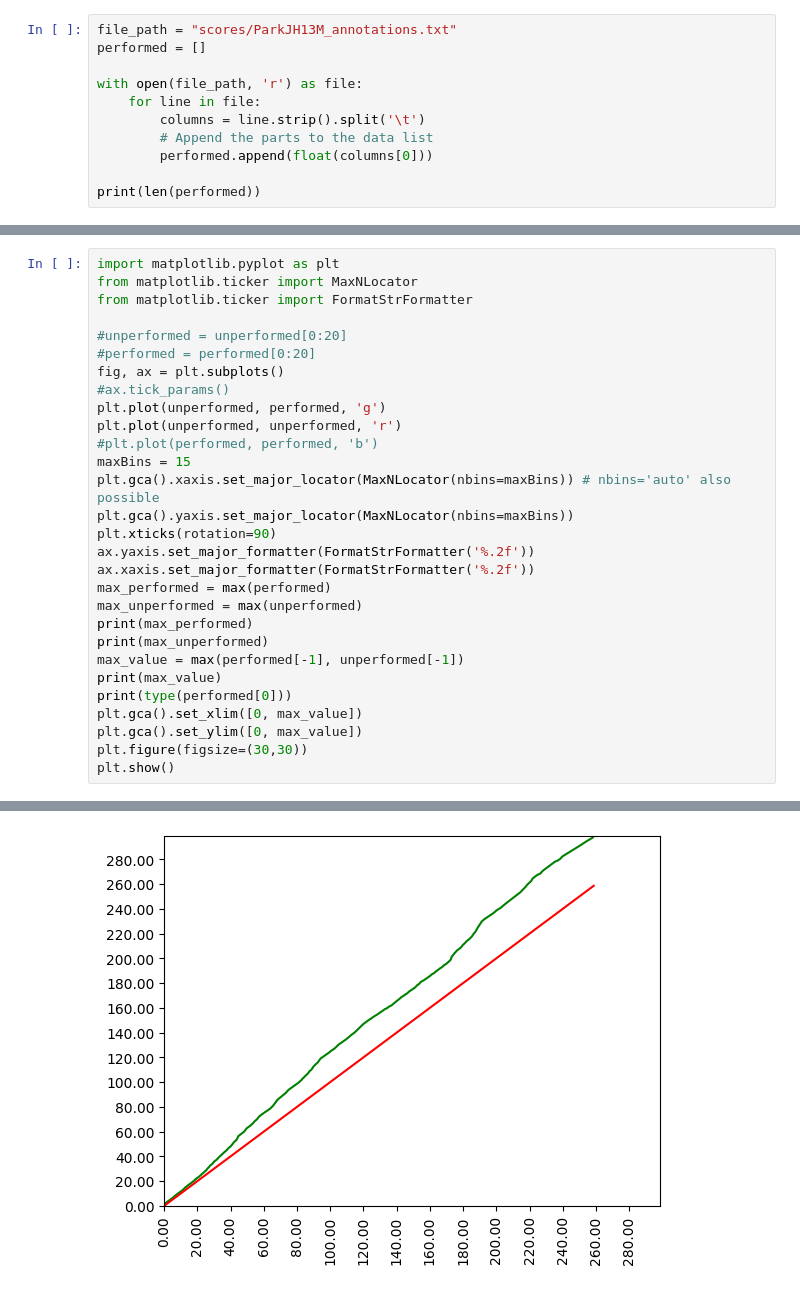
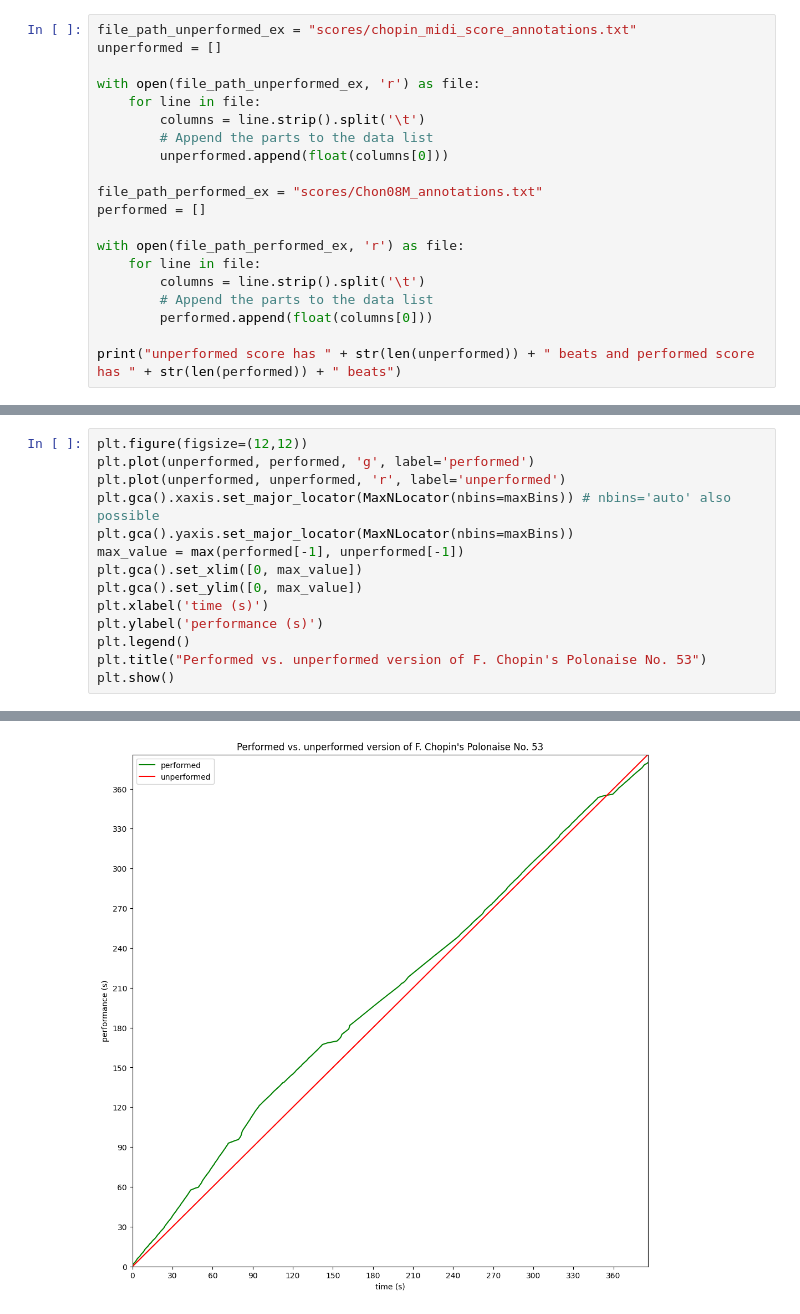
Before and after one commit to jgeaso1266/dm-group5-project1, a Jupyter notebook: curve.ipynb, the cells around one changed output, grey strips where cells are left out. Drawn from its saved outputs; the diff is of its cells as text.

Commit message:
adding clean code for curve in Task A

```diff
--- a/curve.ipynb
+++ b/curve.ipynb
@@ -14,12 +45,21 @@ print(len(unperformed))
 # %%
-file_path = "scores/ParkJH13M_annotations.txt"
+file_path_unperformed_ex = "scores/chopin_midi_score_annotations.txt"
+unperformed = []
+
+with open(file_path_unperformed_ex, 'r') as file:
+    for line in file:
+        columns = line.strip().split('\t')
+        # Append the parts to the data list
+        unperformed.append(float(columns[0]))
+
+file_path_performed_ex = "scores/Chon08M_annotations.txt"
 performed = []
 
-with open(file_path, 'r') as file:
+with open(file_path_performed_ex, 'r') as file:
     for line in file:
         columns = line.strip().split('\t')
         # Append the parts to the data list
         performed.append(float(columns[0]))
 
-print(len(performed))
+print("unperformed score has " + str(len(unperformed)) + " beats and performed score has " + str(len(performed)) + " beats")
 # %% [output]
@@ -36,30 +67,15 @@ plt.plot(x, y2)
 # %%
-import matplotlib.pyplot as plt
-from matplotlib.ticker import MaxNLocator
-from matplotlib.ticker import FormatStrFormatter
-
-#unperformed = unperformed[0:20]
-#performed = performed[0:20]
-fig, ax = plt.subplots()
-#ax.tick_params()
-plt.plot(unperformed, performed, 'g')
-plt.plot(unperformed, unperformed, 'r')
-#plt.plot(performed, performed, 'b')
-maxBins = 15
+plt.figure(figsize=(12,12))
+plt.plot(unperformed, performed, 'g', label='performed')
+plt.plot(unperformed, unperformed, 'r', label='unperformed')
 plt.gca().xaxis.set_major_locator(MaxNLocator(nbins=maxBins)) # nbins='auto' also possible
 plt.gca().yaxis.set_major_locator(MaxNLocator(nbins=maxBins))
-plt.xticks(rotation=90)
-ax.yaxis.set_major_formatter(FormatStrFormatter('%.2f'))
-ax.xaxis.set_major_formatter(FormatStrFormatter('%.2f'))
-max_performed = max(performed)
-max_unperformed = max(unperformed)
-print(max_performed)
-print(max_unperformed)
 max_value = max(performed[-1], unperformed[-1])
-print(max_value)
-print(type(performed[0]))
 plt.gca().set_xlim([0, max_value])
 plt.gca().set_ylim([0, max_value])
-plt.figure(figsize=(30,30))
+plt.xlabel('time (s)')
+plt.ylabel('performance (s)')
+plt.legend()
+plt.title("Performed vs. unperformed version of F. Chopin's Polonaise No. 53")
 plt.show()
 # %% [output]
@@ -70 +82 @@ plt.show()
-[figure, old version]
+[figure, new version]
```
Also changed, not shown: parts of 11 cells of this notebook.
